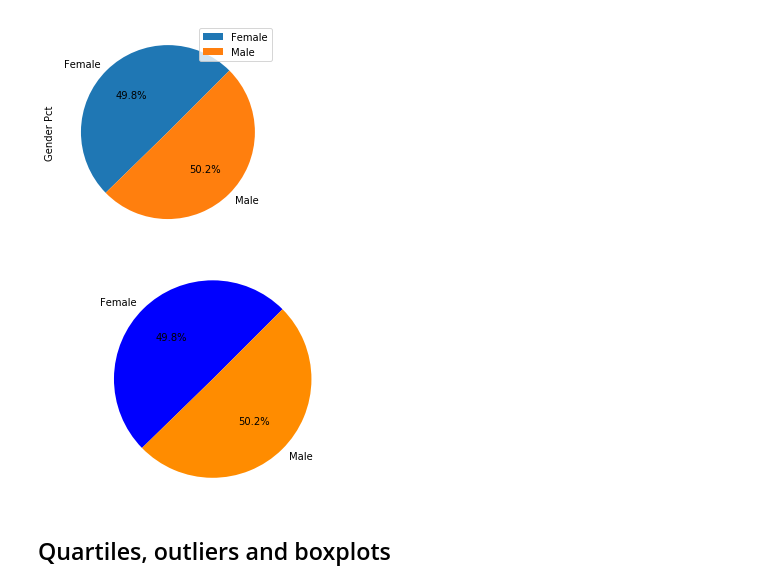
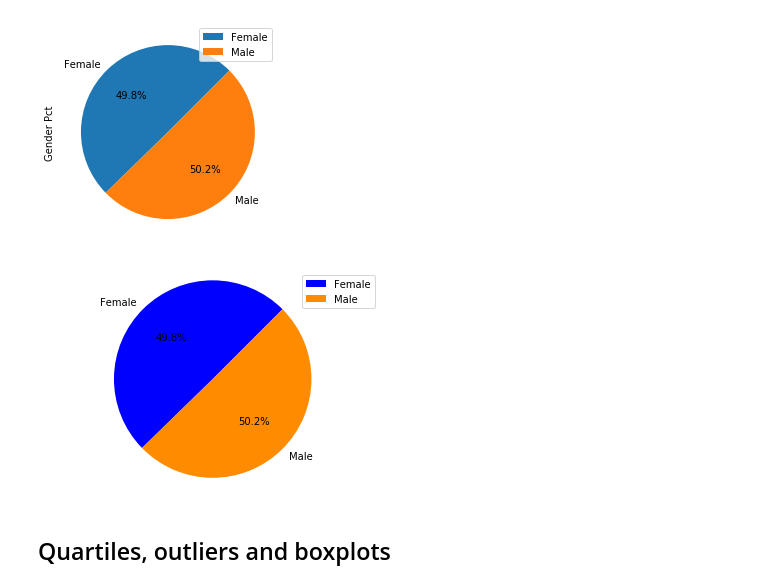
Before and after one commit to 4Reference/Matplotlib-challenge, a Jupyter notebook: Pymaceuticals/pymaceuticals_starter.ipynb, the cells around one changed output. Cells and saved outputs as stored; diff of their text form; code cells hidden in the pictures.

Commit message:
added legend to plt.pie

```diff
--- a/Pymaceuticals/pymaceuticals_starter.ipynb
+++ b/Pymaceuticals/pymaceuticals_starter.ipynb
@@ -162,18 +162,18 @@ array([<matplotlib.axes._subplots.AxesSubplot object at 0x...>],
 # %%
 # Generate a pie plot showing the distribution of female versus male mice using pyplot
 # Data to plot
 labels = 'Female', 'Male'
 sizes = mvf_count['Gender Pct'].values
 colors = ['blue', 'darkorange']
 
 # Plot
 plt.pie(sizes, labels=labels, colors=colors,
 autopct='%1.1f%%', startangle=45)
-
+plt.legend(loc='upper right')
 plt.axis('equal')
 plt.show()
 # %% [output]
-[figure, old version]
+[figure, new version]
 # %% [markdown]
 ## Quartiles, outliers and boxplots
 # %% [markdown]
```
Also changed, not shown: parts of 5 cells of this notebook.
